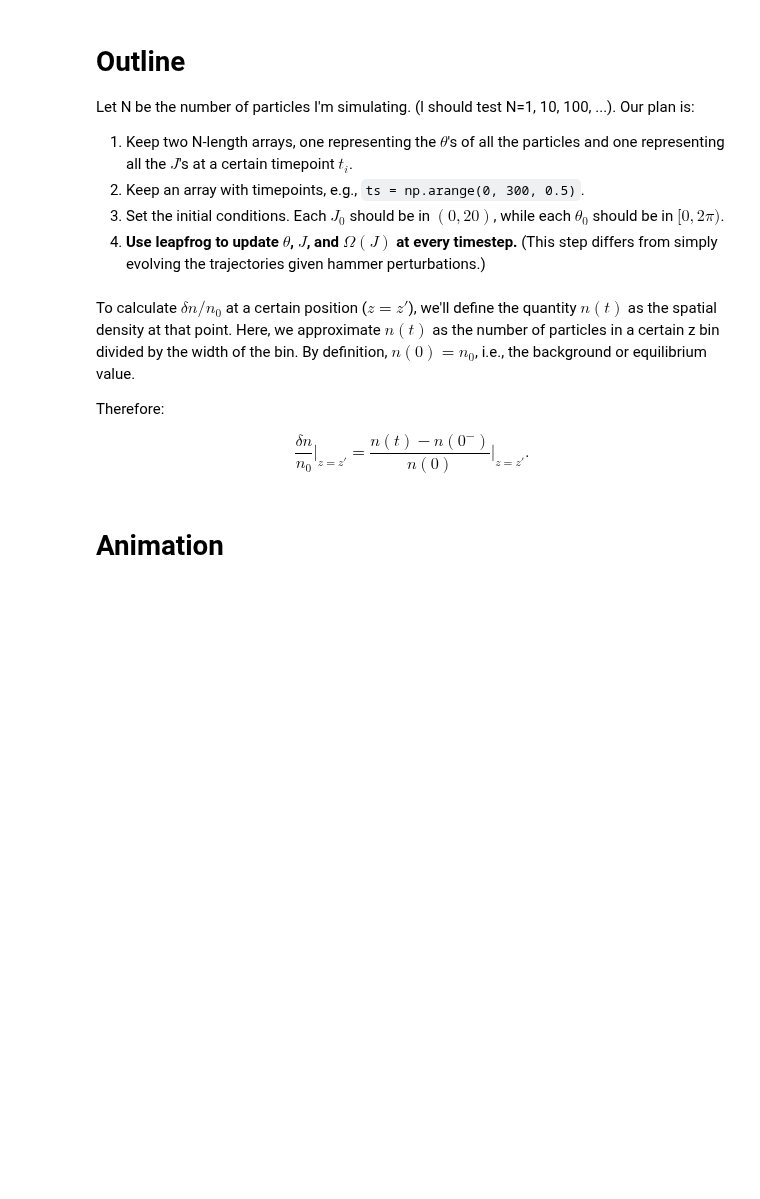
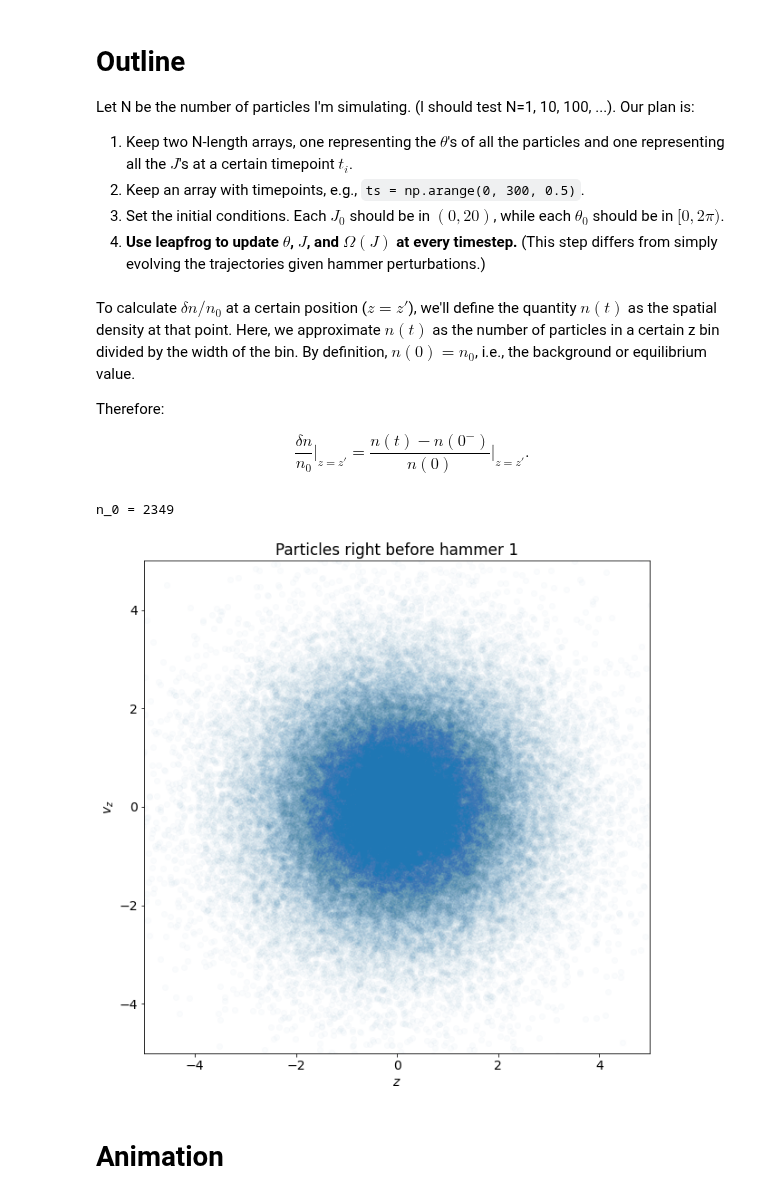
Before and after one commit to Jupiter1994/plasma-echo, a Jupyter notebook: Leapfrogging Particle Trajectories.ipynb, the cells around one changed output. Drawn from its saved outputs; the diff is of its cells as text; code cells hidden in the pictures; blank space fills up the shorter version.

```diff
--- a/Leapfrogging Particle Trajectories.ipynb
+++ b/Leapfrogging Particle Trajectories.ipynb
@@ -115,8 +115,8 @@ def pol2cart(thetas, Js):
 
     '''
 
-    zs = np.sqrt(Js) * np.sin(thetas)
-    vzs = np.sqrt(Js) * np.cos(thetas)
+    zs = np.sqrt(2*Js) * np.sin(thetas)
+    vzs = np.sqrt(2*Js) * np.cos(thetas)
 
     return zs, vzs
 # %% [markdown]
@@ -164,30 +164,33 @@ $$\frac{\delta n}{n_0} \Big|_{z=z'} = \frac{n(t) - n(0^-)}{n(0)}\Big|_{z=z'}.$$
 # %%
 # calculate n_0 and plot initial condition
 z_tolerance = 5e-2
 plot_initial_distro = True
 
 fig = plt.figure(figsize=(10,10))
 scat = plt.scatter(zs, vzs, alpha=0.02)
 
 # number of particles at t=0 within z_tolerance at a z coordinate; this is the
 # "background" distribution
 z_offset = 1
 n_0 = np.sum(np.abs(zs - z_offset) < z_tolerance)
 print(f'n_0 = {n_0}')
 
 if plot_initial_distro:
 
-    xlimit = 12
+    xlimit = 5
     ylimit = 5
     plt.xlim(-xlimit, xlimit)
     plt.ylim(-ylimit, ylimit)
 
     plt.xlabel(r"$z$")
     plt.ylabel(r"$v_z$")
 
     plt.title('Particles right before hammer 1')
 
     plt.show()
+# %% [output]
+n_0 = 2349
+[figure, added]
 # %% [markdown]
 # Animation
 # %%
```
Also changed, not shown: parts of 1 cell of this notebook, 4 other files.
